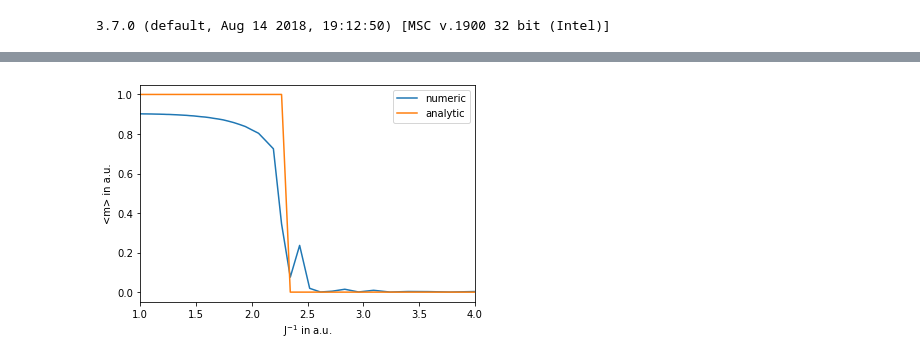
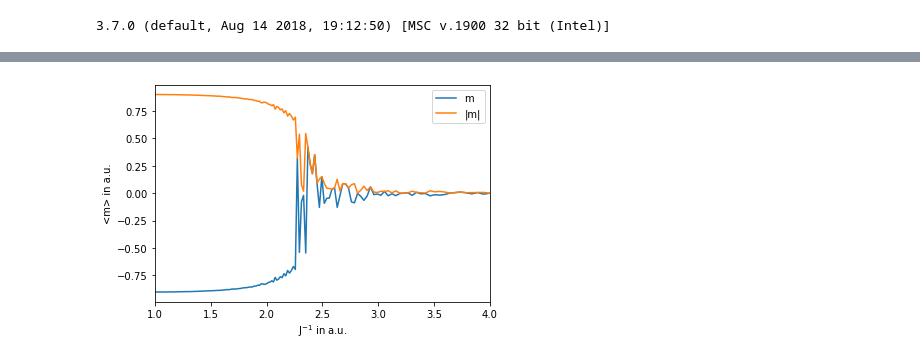
Before and after one commit to MarcelSchindler/Computational-Physics, a Jupyter notebook: exercise-2/J_variation.ipynb, the cells around one changed output, grey strips where cells are left out. Drawn from its saved outputs; the diff is of its cells as text; code cells hidden in the pictures.

```diff
--- a/exercise-2/J_variation.ipynb
+++ b/exercise-2/J_variation.ipynb
@@ -16,6 +16,23 @@ yin=[]
 y2in=[]
 y3in=[]
 y4in=[]
+y5in=[]
+y6in=[]
+y7in=[]
+y8in=[]
+y9in=[]
+y10in=[]
+y11in=[]
+y12in=[]
+y13in=[]
+y14in=[]
+y15in=[]
+y16in=[]
+y17in=[]
+y18in=[]
+y19in=[]
+
+
 
 for line in filein:
     data=line.split()
@@ -25,4 +42,19 @@ for line in filein:
     y2in.append(float(data[3]))
     y3in.append(float(data[4]))
     y4in.append(float(data[5]))
+    y5in.append(float(data[6]))
+    y6in.append(float(data[7]))
+    y7in.append(float(data[8]))
+    y8in.append(float(data[9]))
+    y9in.append(float(data[10]))
+    y10in.append(float(data[11]))
+    y11in.append(float(data[12]))
+    y12in.append(float(data[13]))
+    y13in.append(float(data[14]))
+    y14in.append(float(data[15]))
+    y15in.append(float(data[16]))
+    y16in.append(float(data[17]))
+    y17in.append(float(data[18]))
+    y18in.append(float(data[19]))
+    y19in.append(float(data[20]))
 filein.close()
@@ -29,10 +76,10 @@ filein.close()
 # %%
 plt.xlim(1,4)
-plt.plot(xin,yin, label=r"numeric")
-plt.plot(xin,y2in, label=r"analytic")
+plt.plot(xin,y13in, label=r"m")
+plt.plot(xin,y5in, label=r"|m|")
 plt.xlabel(r'J$^{-1}$ in a.u.')
 plt.ylabel(r'<m> in a.u.')
 plt.legend()
-plt.savefig('J_variation')
+plt.savefig('J_variation_abs')
 # %% [output]
-[figure, old version]
+[figure, new version]
```
Also changed, not shown: parts of 5 cells of this notebook, 13 other files.
